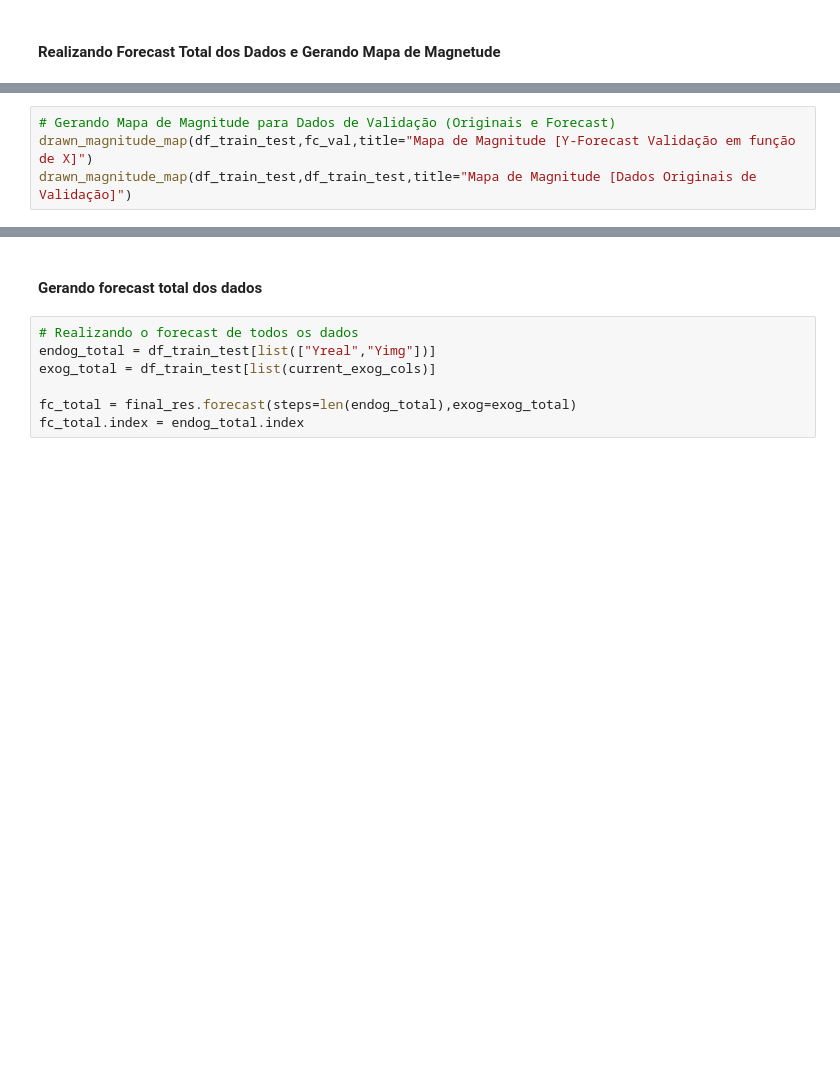
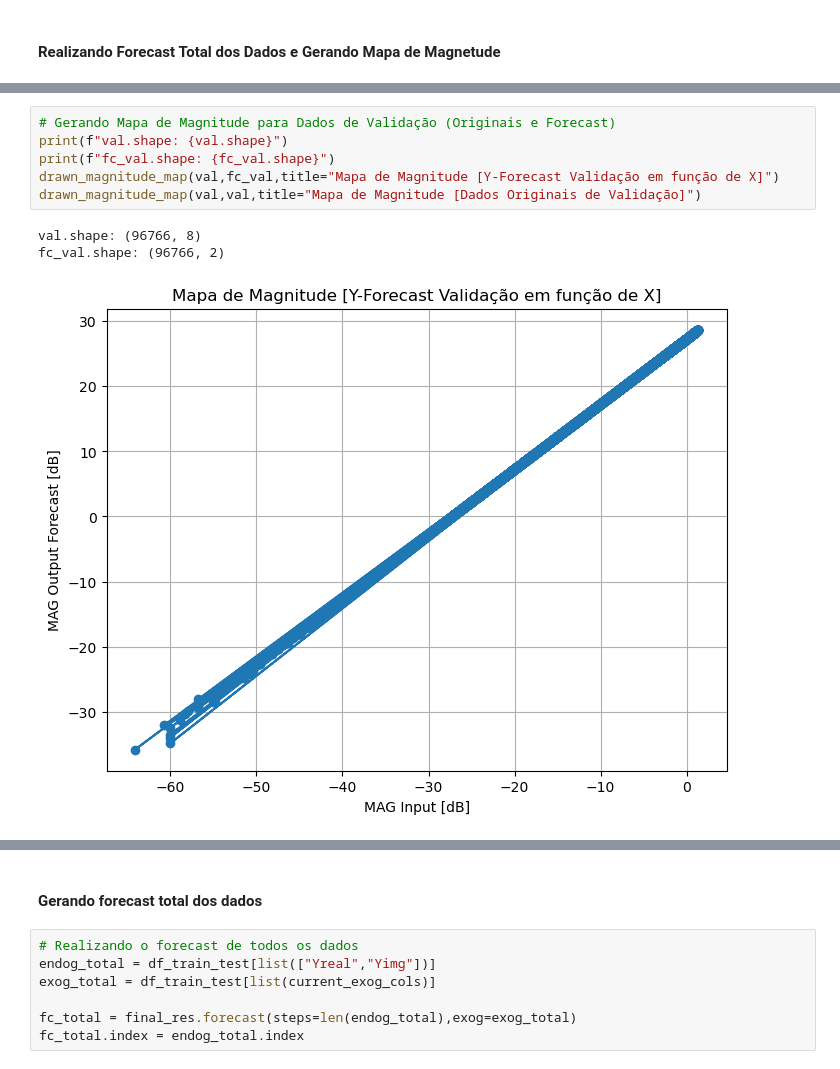
Before and after one commit to IsaacKosloski/masters-varmax, a Jupyter notebook: jupyter/graph-map-varmax-test.ipynb, the cells around one changed output, grey strips where cells are left out. Drawn from its saved outputs; the diff is of its cells as text; blank space fills up the shorter version.

```diff
--- a/jupyter/graph-map-varmax-test.ipynb
+++ b/jupyter/graph-map-varmax-test.ipynb
@@ -403,4 +473,10 @@ drawn_magnitude_map(df_train_test,df_train_test,title="Mapa de Magnitude [Dados
 # %%
 # Gerando Mapa de Magnitude para Dados de Validação (Originais e Forecast)
-drawn_magnitude_map(df_train_test,fc_val,title="Mapa de Magnitude [Y-Forecast Validação em função de X]")
-drawn_magnitude_map(df_train_test,df_train_test,title="Mapa de Magnitude [Dados Originais de Validação]")
+print(f"val.shape: {val.shape}")
+print(f"fc_val.shape: {fc_val.shape}")
+drawn_magnitude_map(val,fc_val,title="Mapa de Magnitude [Y-Forecast Validação em função de X]")
+drawn_magnitude_map(val,val,title="Mapa de Magnitude [Dados Originais de Validação]")
+# %% [output]
+val.shape: (96766, 8)
+fc_val.shape: (96766, 2)
+[figure, added]
```
Also changed, not shown: parts of 23 cells of this notebook, 1 other file.
